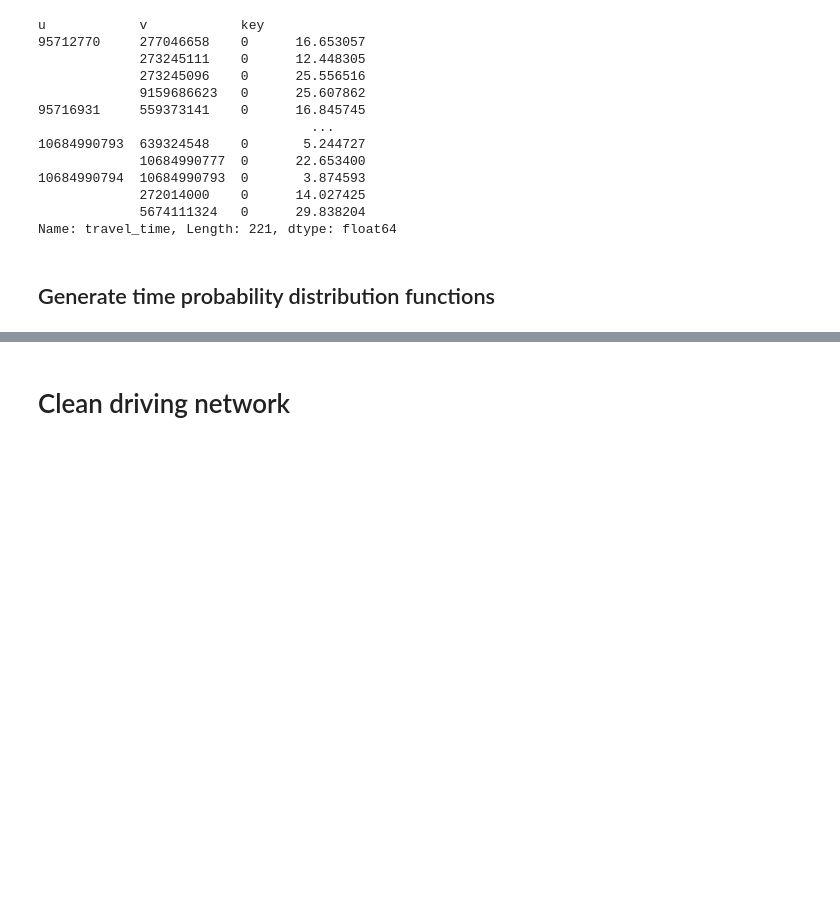
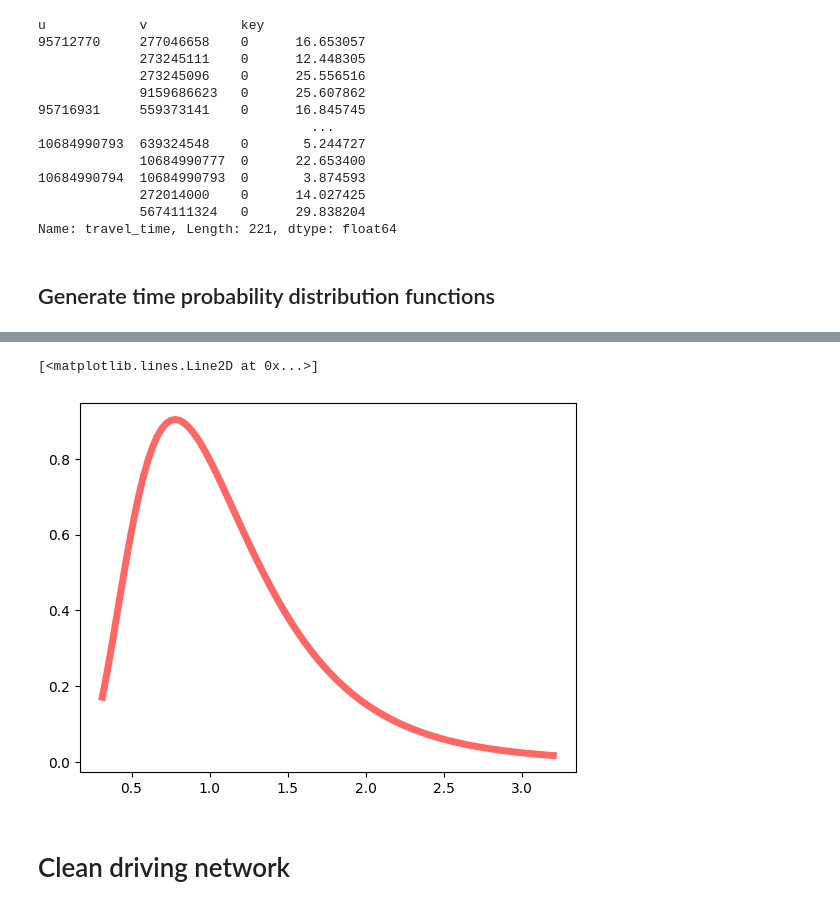
Before and after one commit to darpitydarp/ECI-253, a Jupyter notebook: Final Project/ECI 253 Final Project.ipynb, the cells around one changed output, grey strips where cells are left out. Drawn from its saved outputs; the diff is of its cells as text; code cells hidden in the pictures; blank space fills up the shorter version.

```diff
--- a/Final Project/ECI 253 Final Project.ipynb
+++ b/Final Project/ECI 253 Final Project.ipynb
@@ -150,0 +293,3 @@ lb, ub = lognorm.support(s)
+# %%
+mean, var, skew, kurt = lognorm.stats(s, moments='mvsk')
+display(mean, var, skew, kurt)
@@ -150,0 +301,3 @@ lb, ub = lognorm.support(s)
+# %%
+mean, var, skew, kurt = lognorm.stats(s, loc=15-mean, moments='mvsk')
+display(mean, var, skew, kurt)
@@ -151,3 +309,14 @@ lb, ub = lognorm.support(s)
+# %%
+fig, ax = plt.subplots(1, 1)
+mu = 15
+
+x = np.linspace(lognorm.ppf(0.01, s, loc = mu-mean),
+                lognorm.ppf(0.99, s, loc = mu-mean), 100)
+ax.plot(x, lognorm.pdf(x, s, loc = mu-mean),
+       'r-', lw=5, alpha=0.6, label='lognorm pdf')
+# %% [output]
+[<matplotlib.lines.Line2D at 0x...>]
+[figure, added]
 # %%
 # Probability distribution of travel times
 # normal, lognormal, logistic, gamma
```
Also changed, not shown: parts of 30 cells of this notebook, 1 other file.
